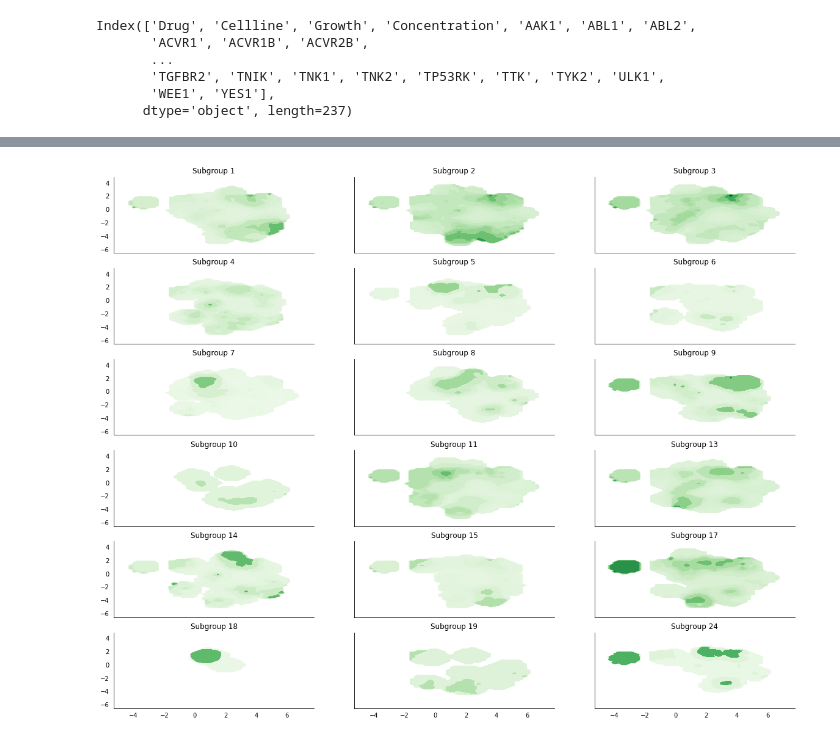
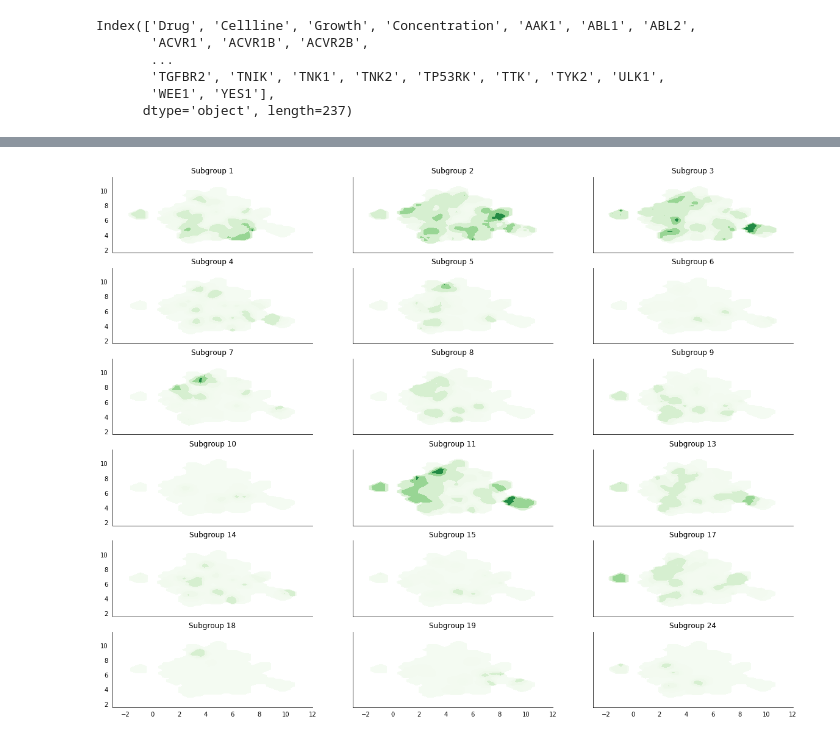
Before and after one commit to gomezlab/kinotypeClusteringAndRegression, a Jupyter notebook: src/14_kernelRegression.ipynb, the cells around one changed output, grey strips where cells are left out. Drawn from its saved outputs; the diff is of its cells as text; code cells hidden in the pictures.

```diff
--- a/src/14_kernelRegression.ipynb
+++ b/src/14_kernelRegression.ipynb
@@ -727,0 +725,10 @@ np.max(grp_perturbations.values)
+# %%
+def get_grid_input(lims):
+    return np.arange(lims[0], lims[1], (lims[1] - lims[0])/50)
+
+# create a meshgrid to contour
+cntr_x, cntr_y = np.meshgrid(get_grid_input(x_lims), get_grid_input(y_lims))
+
+# fill the contours with model prediction
+grid_X = np.array(list(zip(cntr_x.flatten(), cntr_y.flatten())))
+#grid_X = plt_embed.inverse_transform(np.array(list(zip(cntr_x.flatten(), cntr_y.flatten()))))
@@ -727,0 +744,9 @@ np.max(grp_perturbations.values)
+# %%
+cntr_x, cntr_y = np.meshgrid(get_grid_input(x_lims), get_grid_input(y_lims))
+
+# fill the contours with model prediction
+cntr_z = reg.predict(np.array(list(zip(cntr_x.flatten(), cntr_y.flatten()))))
+cntr_z = cntr_z.reshape(cntr_x.shape)
+# %%
+def mindist(ref, point):
+    return np.min(np.linalg.norm(ref - point, axis=1))
@@ -728,5 +781,15 @@ np.max(grp_perturbations.values)
 # %%
 fig, axes = plt.subplots(figsize=(20,16), ncols=3, nrows=6, sharex=True, sharey=True)
+
+radius = .6
+levels=[-.5,-.25]+list(np.unique(np.percentile(grp_perturbations, [0,15,30,45,55,65,75,80,85,90,95,99,100])))
+
+x_lims = (np.min(plt_coords[:, 0])-2, np.max(plt_coords[:, 0])+2)
+y_lims = (np.min(plt_coords[:, 1])-2, np.max(plt_coords[:, 1])+2)
+
+# create a meshgrid to contour
+cntr_x, cntr_y = np.meshgrid(get_grid_input(x_lims), get_grid_input(y_lims))
+min_vals = np.array([(mindist(plt_coords, p)>radius)*-.5 for p in list(zip(cntr_x.flatten(), cntr_y.flatten()))]).reshape(cntr_x.shape)
 
 for k in range(len(np.unique(grps))):
     #print(k, k//6, k%3)
@@ -734,54 +797,69 @@ for k in range(len(np.unique(grps))):
     #cmap = sns.cubehelix_palette(dark=.3, light=.8, as_cmap=True)
     #sns.scatterplot(x=u_coords[:, 0].tolist(), y=u_coords[:, 1].tolist(), hue=grp_perturbations.iloc[:, k].values, ax=ax, palette='viridis', vmax=7, vmin=0, alpha=.0, legend=False)
 
-    reg = RadiusNeighborsRegressor(weights='distance', n_jobs=2)
-    reg.fit(u_coords, grp_perturbations.iloc[:, k].values)
+    reg = RadiusNeighborsRegressor(radius=radius, weights='distance', n_jobs=2)
+    reg.fit(plt_coords, grp_perturbations.iloc[:, k].values)
 
-    reg_preds = reg.predict(final_sample)
+    #reg_preds = reg.predict(final_sample)
 
     #sns.scatterplot(x=final_sample[:, 0].tolist(), y=final_sample[:, 1].tolist(), hue=reg_preds, ax=ax, palette='viridis', vmax=7, vmin=0, alpha=0, legend=False)
 
     #levels=[0, .5, 1, 1.5, 2, 3, 5, 6]
-    levels=list(np.unique(np.percentile(grp_perturbations.iloc[:, k], [0,15,30,45,55,65,75,80,85,90,95,99,100])))
-
-    x_lims = (np.min(u_coords[:, 0])-2, np.max(u_coords[:, 0])+2)
-    y_lims = (np.min(u_coords[:, 1])-2, np.max(u_coords[:, 1])+2)
+    #levels=list(np.unique(np.percentile(grp_perturbations.iloc[:, k], [0,15,30,45,55,65,75,80,85,90,95,99,100])))
 
     ax.set_xlim(x_lims)
     ax.set_ylim(y_lims)
 
     def get_grid_input(lims):
         return np.arange(lims[0], lims[1], (lims[1] - lims[0])/50)
 
-    # create a meshgrid to contour
-    cntr_x, cntr_y = np.meshgrid(get_grid_input(x_lims), get_grid_input(y_lims))
-
     # fill the contours with model prediction
     cntr_z = reg.predict(np.array(list(zip(cntr_x.flatten(), cntr_y.flatten()))))
-    cntr_z[np.isnan(cntr_z)] = -1
     cntr_z = cntr_z.reshape(cntr_x.shape)
 
-    cntr = ax.contourf(cntr_x,cntr_y,cntr_z,levels,cmap='Greens', alpha = 1, vmin=-.5)
+    '''fill_values = []
 
+    for nan_point in list(zip(cntr_x[np.isnan(cntr_z)].flatten(), cntr_y[np.isnan(cntr_z)].flatten())):
+        #print(nan_point)
+        if mindist(plt_coords, nan_point) < 1.:
+            fill_values.append(.001)
+        else:
+            fill_values.append(0)'''
+
+    #display(cntr_z)
+    #print(np.sum(cntr_z == 0))
+
+    #cntr_z[np.isnan(cntr_z)] = np.array(fill_values)
+    cntr_z[np.isnan(cntr_z)] = min_vals[np.isnan(cntr_z)]
+
+    #print(np.sum(cntr_z == 0))
+    #display(np.array(fill_values))
+    #display(cntr_z)
+
+
+    cntr = ax.contourf(cntr_x,cntr_y,cntr_z,levels[1:],cmap='Greens', alpha = 1, extend='max', vmin=-1)
+
+    #print(cntr.levels)
+    #plt.clabel(cntr,[0.],fmt='%f')
     #plt.clabel(cntr,fmt='%f')
 
     ax.tick_params(axis='x', which='both', bottom=False, top=False)
     ax.tick_params(axis='y', which='both', right=False, left=False)
 
     for pos in ['right','top']:
         ax.spines[pos].set_visible(False)
 
     #plt.xlabel('UMAP 1')
     #plt.ylabel('UMAP 2')
 
     #for i, row in plot_text.iterrows():
     #    plt.annotate(row.name, (row[0], row[1]))
 
     #plt.legend(bbox_to_anchor=(.5, -.35), loc=8, ncol=8)
 
     ax.set_title('Subgroup ' + str(np.unique(grps)[k]))
 
 
 plt.show()
 # %% [output]
-[figure, old version]
+[figure, new version]
```
Also changed, not shown: parts of 32 cells of this notebook.
